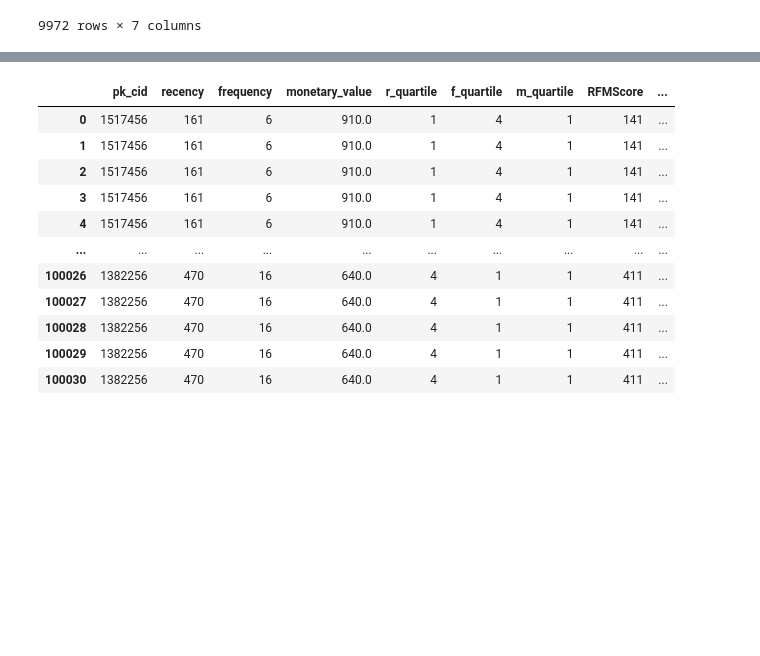
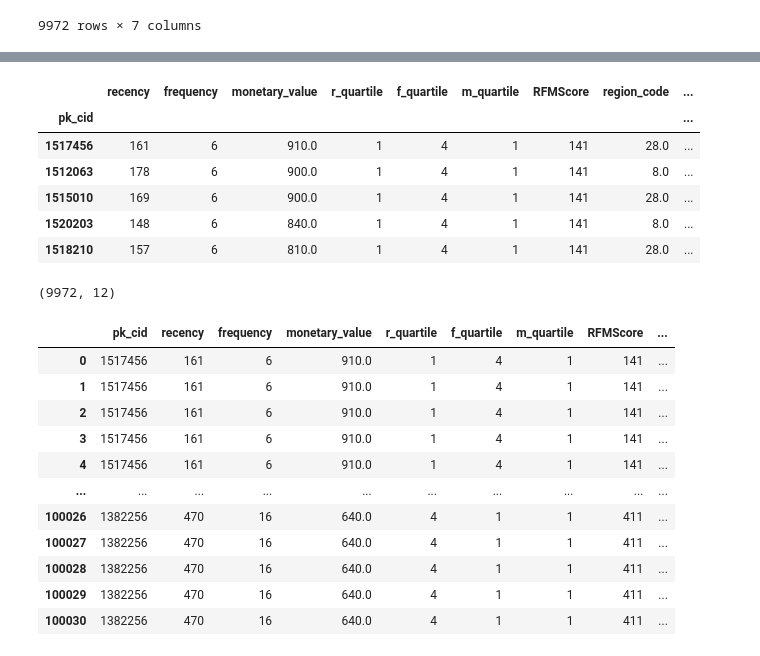
Before and after one commit to giannimaggiora/easyMoney, a Jupyter notebook: Mejores10000clientes.ipynb, the cells around one changed output, grey strips where cells are left out. Drawn from its saved outputs; the diff is of its cells as text; code cells hidden in the pictures; blank space fills up the shorter version.

```diff
--- a/Mejores10000clientes.ipynb
+++ b/Mejores10000clientes.ipynb
@@ -342,3 +369,3 @@ df_best_total
 # %%
-df_best_features = df[['pk_cid','unidades_vendidas_total','region_code','salary','age','gender','em_acount','debit_card']]
+df_best_features = df[['pk_cid','region_code','salary','age','gender']]
 # %%
@@ -359,0 +375,2 @@ df_best_features
+# %%
+test = df_best_features.groupby(['pk_cid']).mean()
@@ -360,5 +396,19 @@ df_best_features
 # %%
-df_best_definitivo = pd.merge(df_best_total, df_best_features ,on='pk_cid',how='inner')
+definitivo_10000clientes = pd.merge(df_best_total,test,on='pk_cid',how='left')
+# %%
+definitivo_10000clientes.head()
+# %% [output]
+|  | recency | frequency | monetary_value | r_quartile | f_quartile | m_quartile | RFMScore | region_code | ... |
+| pk_cid |  |  |  |  |  |  |  |  | ... |
+| 1517456 | 161 | 6 | 910.0 | 1 | 4 | 1 | 141 | 28.0 | ... |
+| 1512063 | 178 | 6 | 900.0 | 1 | 4 | 1 | 141 | 8.0 | ... |
+| 1515010 | 169 | 6 | 900.0 | 1 | 4 | 1 | 141 | 28.0 | ... |
+| 1520203 | 148 | 6 | 840.0 | 1 | 4 | 1 | 141 | 8.0 | ... |
+| 1518210 | 157 | 6 | 810.0 | 1 | 4 | 1 | 141 | 28.0 | ... |
+# %%
+definitivo_10000clientes.shape
+# %% [output]
+(9972, 12)
 # %%
 df_best_definitivo
 # %% [output]
```
Also changed, not shown: parts of 8 cells of this notebook.
